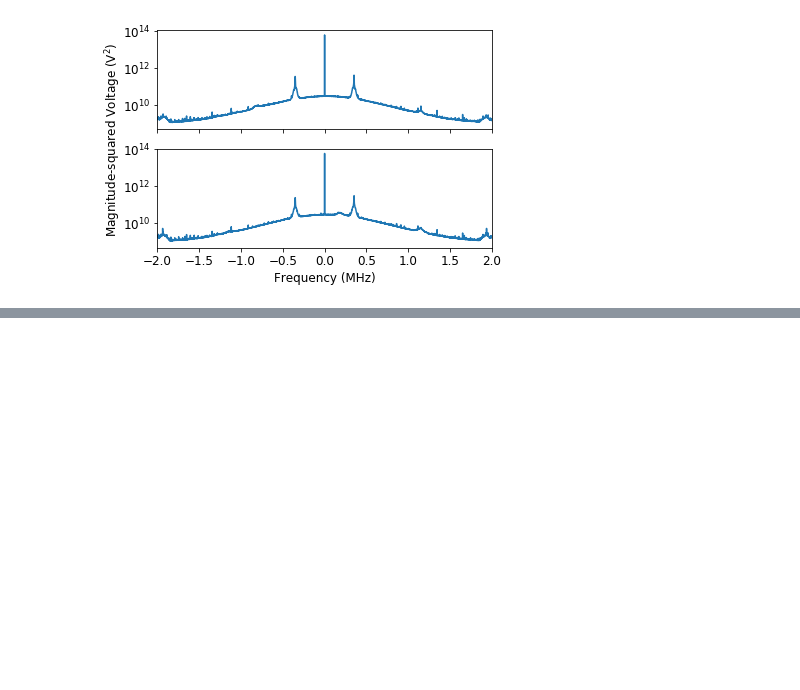
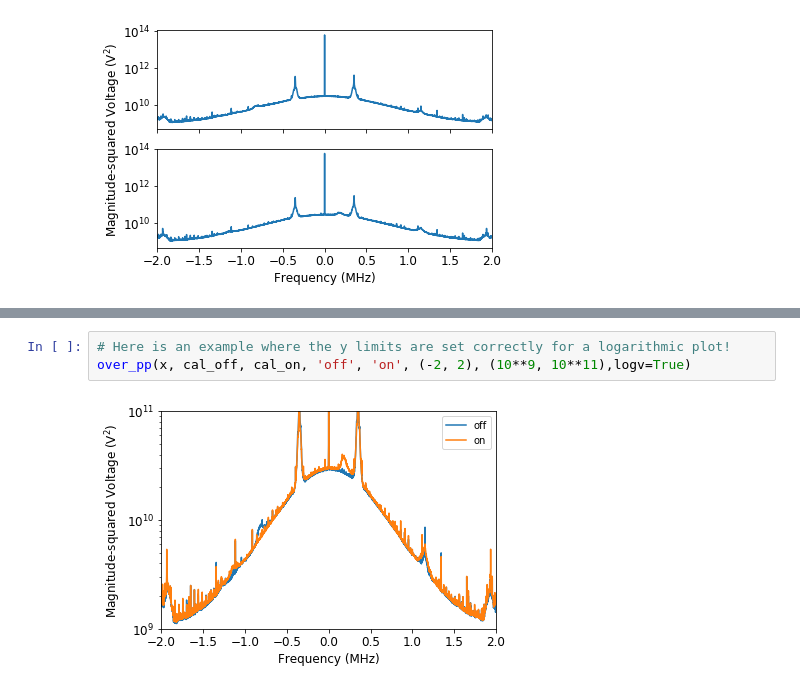
Before and after one commit to 3276908917/AY121, a Jupyter notebook: lab2/Hydrogen_Gaussian.ipynb, the cells around one changed output, grey strips where cells are left out. Drawn from its saved outputs; the diff is of its cells as text; blank space fills up the shorter version.

```diff
--- a/lab2/Hydrogen_Gaussian.ipynb
+++ b/lab2/Hydrogen_Gaussian.ipynb
@@ -51,0 +57,5 @@ over_pp(x, cal_off, cal_on, 'off', 'on', (-2, 2), logv=True)
+# %%
+# Here is an example where the y limits are set correctly for a logarithmic plot!
+over_pp(x, cal_off, cal_on, 'off', 'on', (-2, 2), (10**9, 10**11),logv=True)
+# %% [output]
+[figure, added]
```
Also changed, not shown: parts of 4 cells of this notebook, 4 other files.
